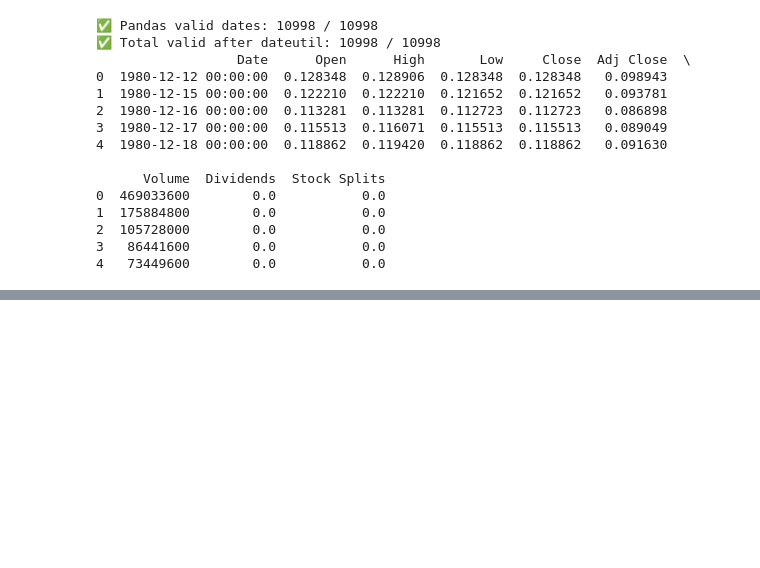
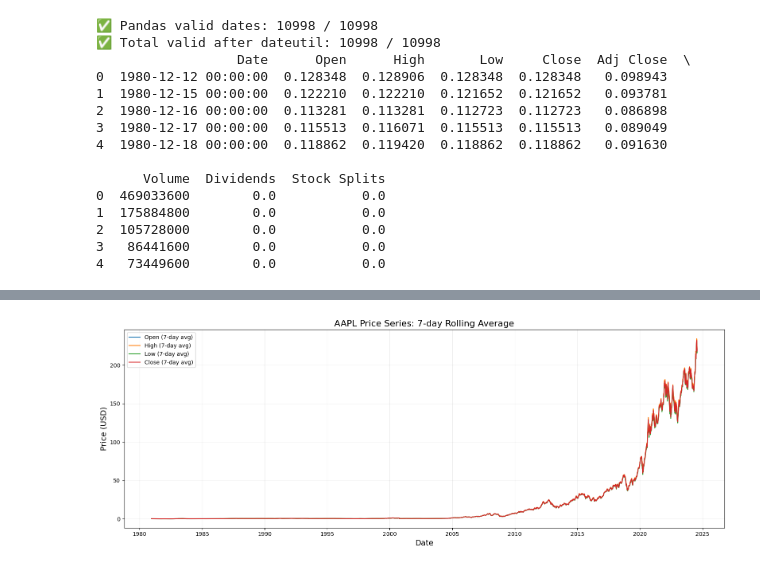
Before and after one commit to sumeyaaaa/analysis-of-financial-news-data, a Jupyter notebook: notebooks/task_2/AAPL_load_analysis.ipynb, the cells around one changed output, grey strips where cells are left out. Cells and saved outputs as stored; diff of their text form; code cells hidden in the pictures; blank space fills up the shorter version.

```diff
--- a/notebooks/task_2/AAPL_load_analysis.ipynb
+++ b/notebooks/task_2/AAPL_load_analysis.ipynb
@@ -27,0 +57,23 @@ print(df_aapl.head())
+# %%
+import matplotlib.pyplot as plt
+from src.visualization import get_rolling_series
+
+plt.figure(figsize=(16, 6))
+
+for col in ['Open', 'High', 'Low', 'Close']:
+    rolling_series = get_rolling_series(df_aapl, value_col=col, window=7)
+    plt.plot(
+        rolling_series.index,
+        rolling_series.values,
+        label=f"{col.title()} (7-day avg)"
+    )
+
+plt.title("AAPL Price Series: 7-day Rolling Average", fontsize=16)
+plt.xlabel('Date', fontsize=14)
+plt.ylabel('Price (USD)', fontsize=14)
+plt.legend()
+plt.grid(alpha=0.2)
+plt.tight_layout()
+plt.show()
+# %% [output]
+[figure, added]
```
Also changed, not shown: parts of 12 cells of this notebook, 6 other files.
